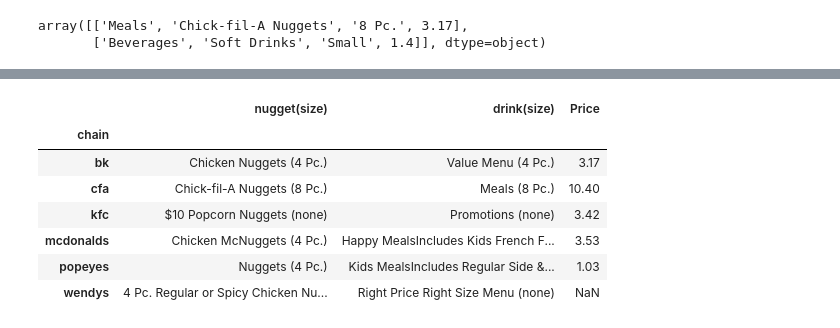
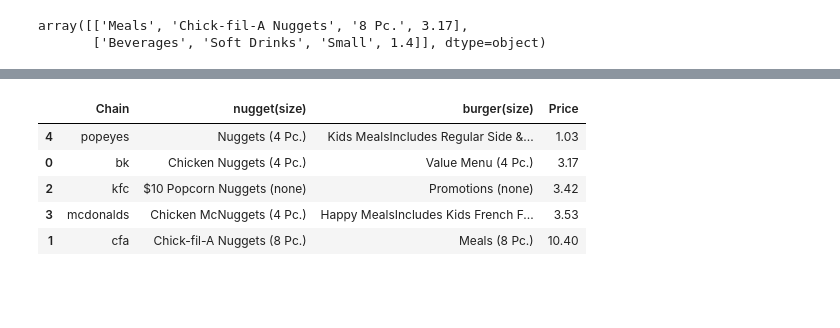
Before and after one commit to maddiehope/hacks8, a Jupyter notebook: cleaning_datasets.ipynb, the cells around one changed output, grey strips where cells are left out. Cells and saved outputs as stored; diff of their text form; code cells hidden in the pictures; blank space fills up the shorter version.

```diff
--- a/cleaning_datasets.ipynb
+++ b/cleaning_datasets.ipynb
@@ -96,6 +96,7 @@ this_chain = pd.DataFrame(o)
 this_chain = this_chain.transpose()
 
 one_option = pd.concat((one_option,this_chain))
+one_option = one_option.to_records(index=False)
 
 
         # this will return a list with all availabe menu items matching each option submitted
@@ -107,0 +109,4 @@ one_option
+# %%
+## aesthetics
+df = pd.DataFrame(one_option)
+df
@@ -113,7 +122,7 @@ cfa
 array([['Meals', 'Chick-fil-A Nuggets', '8 Pc.', 3.17],
        ['Beverages', 'Soft Drinks', 'Small', 1.4]], dtype=object)
 # %%
-options = [foods[0], drinks[0]]
+options = ['nugget', 'burger']
 
 all_options = pd.DataFrame({'Type': [], 'Food': [], 'Size': [], 'Price':[]}) # will help us combine all menu items for the options for EVERY chain
 
@@ -138,8 +147,15 @@ for i,chain in enumerate(chain_collection): # loops once over every restaurant d
     for j, item in enumerate(options): # loops once through each item in the 'options' list
         #print(j)
 
+        ########## new
+        price = 0
+        ##########
+
     # using a mask to filter through the dataframe to choose only what the user picked
         if df['Food'].str.contains(item, case=False, na=False).any() == True: # making sure that the chain has a menu item for the user's option
+            ########## new
+            this_price = 0
+            ##########
 
             #print(item)
 
@@ -149,14 +165,17 @@ for i,chain in enumerate(chain_collection): # loops once over every restaurant d
             min_row = df.loc[min_index]
             o.update({chain_collection_list[i]+str(j): min_row})  # adding all menu items the chain has for the desired food and adding that slice to the o dictionary
 
+            ########## new
+            price+=this_price
+            ##########
+
             #print(o)
 
         this_chain = pd.DataFrame(o)
         this_chain = this_chain.transpose()
-        #print(this_chain)
 
-    all_options = pd.concat((all_options,this_chain))
+    #all_options = pd.concat((all_options,this_chain))
     #print(all_options)
 
-all_options
+#all_options
 # %% [output]
@@ -235,11 +222,10 @@ df
 # %%
-select_items = ["nugget", "drink"]
-
+select_items = ["nugget", "burger"]
+## trying to find more options for price finder
 for i, items in enumerate(select_items):
-    df[items + "(size)"] = df.apply(lambda x: str(x[i+1]) + " (" + str(x[4-i]) + ")" if x[i+1] and x[4-i] else '', axis=1)
+    df[items + "(size)"] = df.apply(lambda x: str(x[i+1]) + " (" + str(x['Size']) + ")" if x[i+1] and x['Size'] else '', axis=1)
     df = df.drop(columns = [items], axis = 1)
 
 df = df.drop(columns = ['Size', 'Type'], axis =1)
-
 df
 # %% [output]
@@ -286,25 +272,24 @@ df
 # %%
 # dunno if i add yet
 
 substring = 'none ('
 
-def remove_substring(x):
-    if isinstance(x, str) and substring in x:
-        return False
-    return True
-
-df = df[df.applymap(remove_substring).all(axis=1)]
+df = df[~df.applymap(lambda x: isinstance(x, str) and substring in x).any(axis=1)]
 
 df = df.set_index('chain')
 df = df.assign(**{df.columns[0]: df.pop(df.columns[0]).shift(-1)})
+df = df.reset_index()
+df = df.rename({'chain': 'Chain'}, axis=1)
+
+df.sort_values(by='Price', ascending=True, inplace=True)
+
+df = df.dropna()
 
 df
 # %% [output]
-|  | nugget(size) | drink(size) | Price |
-| chain |  |  |  |
-| bk | Chicken Nuggets (4 Pc.) | Value Menu (4 Pc.) | 3.17 |
-| cfa | Chick-fil-A Nuggets (8 Pc.) | Meals (8 Pc.) | 10.40 |
-| kfc | $10 Popcorn Nuggets (none) | Promotions (none) | 3.42 |
-| mcdonalds | Chicken McNuggets (4 Pc.) | Happy MealsIncludes Kids French F... | 3.53 |
-| popeyes | Nuggets (4 Pc.) | Kids MealsIncludes Regular Side &... | 1.03 |
-| wendys | 4 Pc. Regular or Spicy Chicken Nu... | Right Price Right Size Menu (none) | NaN |
+|  | Chain | nugget(size) | burger(size) | Price |
+| 4 | popeyes | Nuggets (4 Pc.) | Kids MealsIncludes Regular Side &... | 1.03 |
+| 0 | bk | Chicken Nuggets (4 Pc.) | Value Menu (4 Pc.) | 3.17 |
+| 2 | kfc | $10 Popcorn Nuggets (none) | Promotions (none) | 3.42 |
+| 3 | mcdonalds | Chicken McNuggets (4 Pc.) | Happy MealsIncludes Kids French F... | 3.53 |
+| 1 | cfa | Chick-fil-A Nuggets (8 Pc.) | Meals (8 Pc.) | 10.40 |
```
Also changed, not shown: parts of 7 cells of this notebook, 5 other files.
